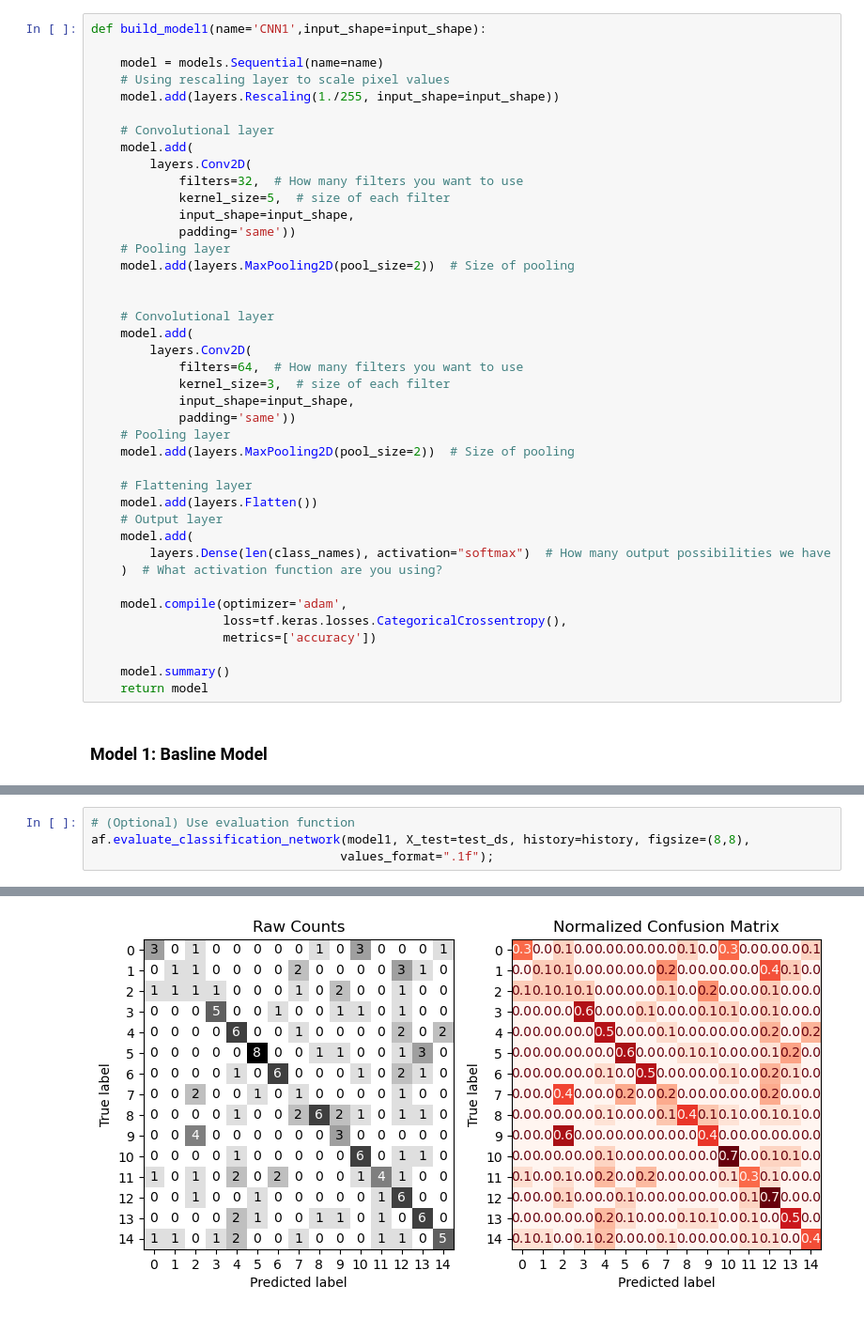
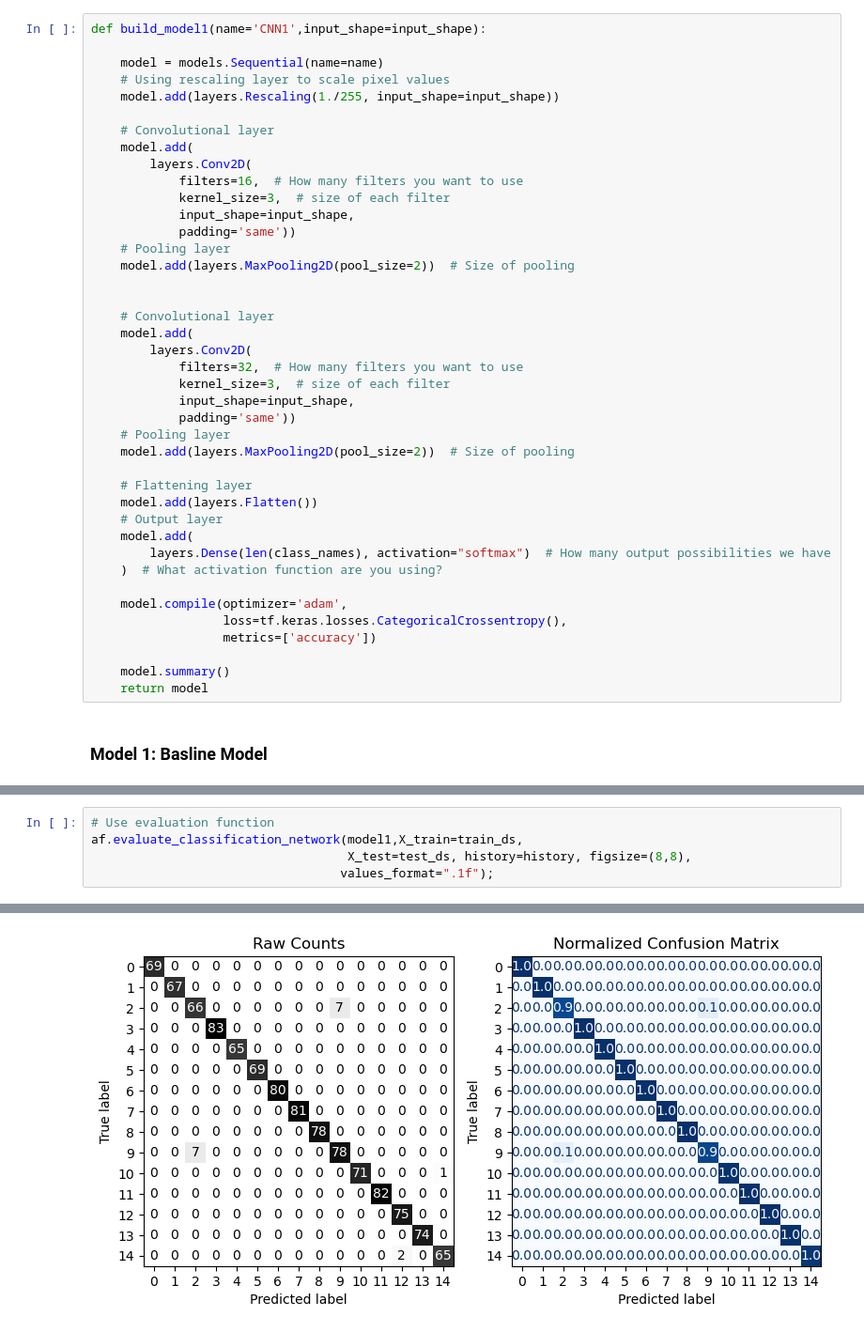
Before and after one commit to coding-dojo-data-science/intermediate-ml-practice-solutions, a Jupyter notebook: 04-ComputerVision/Tensorflow-Datasets-Practice-SOLUTION.ipynb, the cells around one changed output, grey strips where cells are left out. Shown at 94% size. Saved outputs shown, nothing was run; the diff lists cells and outputs as text.

```diff
--- a/04-ComputerVision/Tensorflow-Datasets-Practice-SOLUTION.ipynb
+++ b/04-ComputerVision/Tensorflow-Datasets-Practice-SOLUTION.ipynb
@@ -225,8 +230,8 @@ def build_model1(name='CNN1',input_shape=input_shape):
     # Convolutional layer
     model.add(
         layers.Conv2D(
-            filters=32,  # How many filters you want to use
-            kernel_size=5,  # size of each filter
+            filters=16,  # How many filters you want to use
+            kernel_size=3,  # size of each filter
             input_shape=input_shape,
             padding='same'))
     # Pooling layer
@@ -236,7 +241,7 @@ def build_model1(name='CNN1',input_shape=input_shape):
     # Convolutional layer
     model.add(
         layers.Conv2D(
-            filters=64,  # How many filters you want to use
+            filters=32,  # How many filters you want to use
             kernel_size=3,  # size of each filter
             input_shape=input_shape,
             padding='same'))
@@ -320,5 +302,6 @@ model1.evaluate(test_ds, return_dict=True)
 # %%
-# (Optional) Use evaluation function
-af.evaluate_classification_network(model1, X_test=test_ds, history=history, figsize=(8,8),
+# Use evaluation function
+af.evaluate_classification_network(model1,X_train=train_ds,
+                                   X_test=test_ds, history=history, figsize=(8,8),
                                   values_format=".1f");
 # %% [output]
@@ -343 +326 @@ weighted avg       0.50      0.44      0.45       151
-[figure, old version]
+[figure, new version]
```
Also changed, not shown: parts of 6 cells of this notebook, 1 other file.
